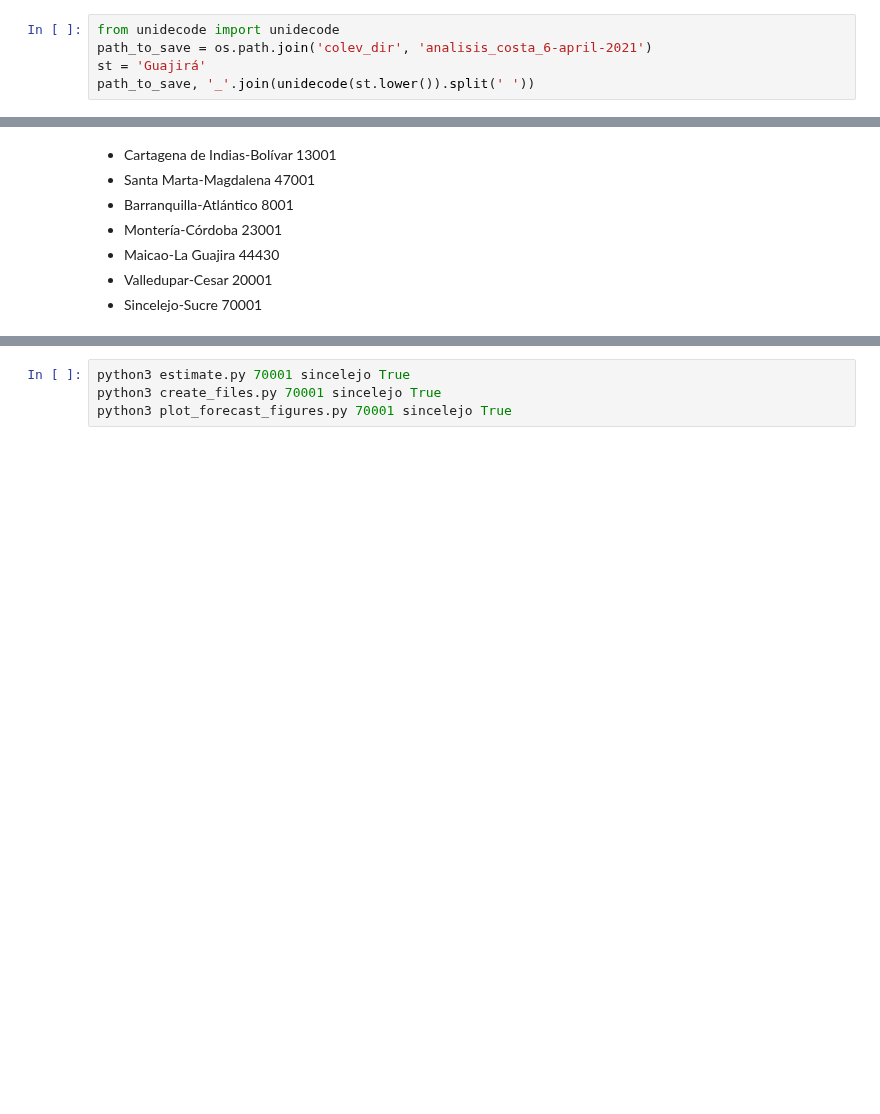
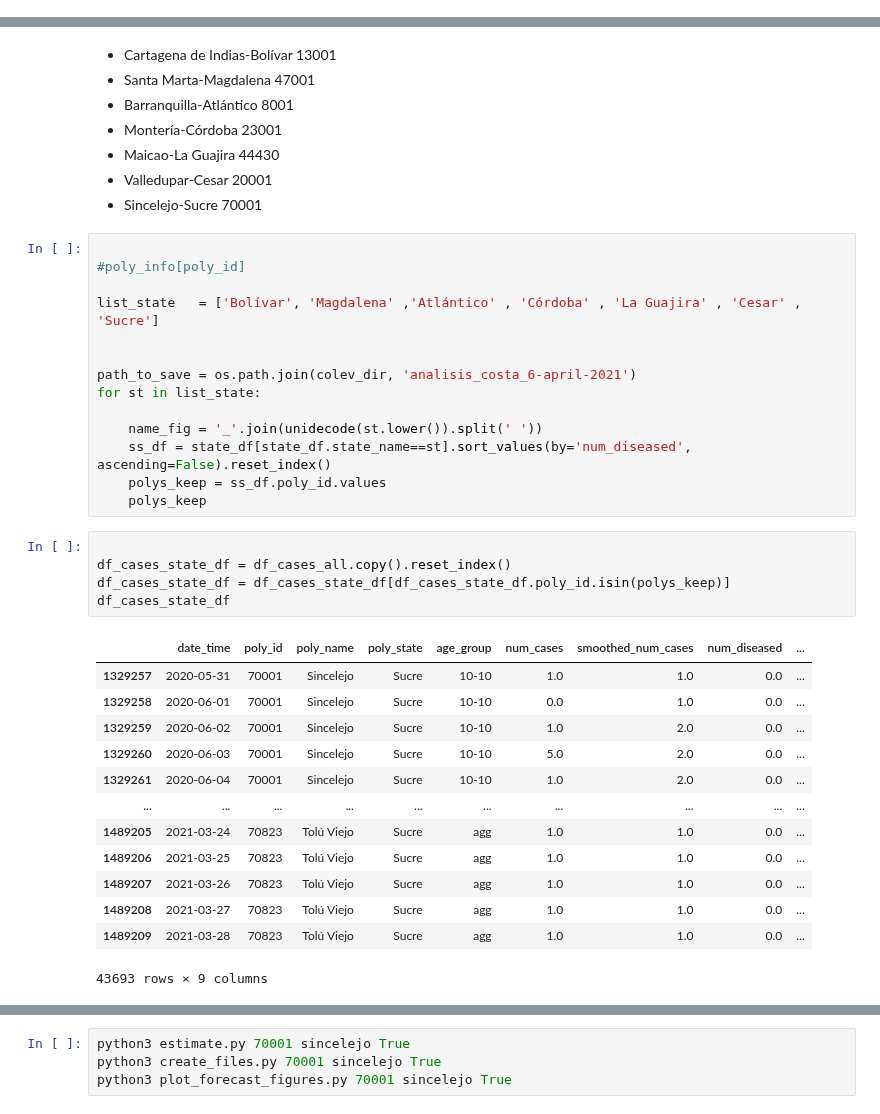
Before and after one commit to biomac-lab/covid19_forecast, a Jupyter notebook: prototypes/plots.ipynb, the cells around one changed output, grey strips where cells are left out. Cells and saved outputs as stored; diff of their text form; blank space fills up the shorter version.

```diff
--- a/prototypes/plots.ipynb
+++ b/prototypes/plots.ipynb
@@ -263,5 +253,0 @@ for idx, poly_id in tqdm(enumerate(cases_df.reset_index()['poly_id'].unique())):
-# %%
-from unidecode import unidecode
-path_to_save = os.path.join('colev_dir', 'analisis_costa_6-april-2021')
-st = 'Guajirá'
-path_to_save, '_'.join(unidecode(st.lower()).split(' '))
@@ -331,3 +335,36 @@ for st in list_state:
 - Maicao-La Guajira 44430
 - Valledupar-Cesar 20001
 - Sincelejo-Sucre 70001
+# %%
+
+#poly_info[poly_id]
+
+list_state   = ['Bolívar', 'Magdalena' ,'Atlántico' , 'Córdoba' , 'La Guajira' , 'Cesar' , 'Sucre']
+
+
+path_to_save = os.path.join(colev_dir, 'analisis_costa_6-april-2021')
+for st in list_state:
+
+    name_fig = '_'.join(unidecode(st.lower()).split(' '))
+    ss_df = state_df[state_df.state_name==st].sort_values(by='num_diseased', ascending=False).reset_index()
+    polys_keep = ss_df.poly_id.values
+    polys_keep
+# %%
+
+df_cases_state_df = df_cases_all.copy().reset_index()
+df_cases_state_df = df_cases_state_df[df_cases_state_df.poly_id.isin(polys_keep)]
+df_cases_state_df
+# %% [output]
+|  | date_time | poly_id | poly_name | poly_state | age_group | num_cases | smoothed_num_cases | num_diseased | ... |
+| 1329257 | 2020-05-31 | 70001 | Sincelejo | Sucre | 10-10 | 1.0 | 1.0 | 0.0 | ... |
+| 1329258 | 2020-06-01 | 70001 | Sincelejo | Sucre | 10-10 | 0.0 | 1.0 | 0.0 | ... |
+| 1329259 | 2020-06-02 | 70001 | Sincelejo | Sucre | 10-10 | 1.0 | 2.0 | 0.0 | ... |
+| 1329260 | 2020-06-03 | 70001 | Sincelejo | Sucre | 10-10 | 5.0 | 2.0 | 0.0 | ... |
+| 1329261 | 2020-06-04 | 70001 | Sincelejo | Sucre | 10-10 | 1.0 | 2.0 | 0.0 | ... |
+| ... | ... | ... | ... | ... | ... | ... | ... | ... | ... |
+| 1489205 | 2021-03-24 | 70823 | Tolú Viejo | Sucre | agg | 1.0 | 1.0 | 0.0 | ... |
+| 1489206 | 2021-03-25 | 70823 | Tolú Viejo | Sucre | agg | 1.0 | 1.0 | 0.0 | ... |
+| 1489207 | 2021-03-26 | 70823 | Tolú Viejo | Sucre | agg | 1.0 | 1.0 | 0.0 | ... |
+| 1489208 | 2021-03-27 | 70823 | Tolú Viejo | Sucre | agg | 1.0 | 1.0 | 0.0 | ... |
+| 1489209 | 2021-03-28 | 70823 | Tolú Viejo | Sucre | agg | 1.0 | 1.0 | 0.0 | ... |
+43693 rows × 9 columns
```
Also changed, not shown: parts of 7 cells of this notebook.
